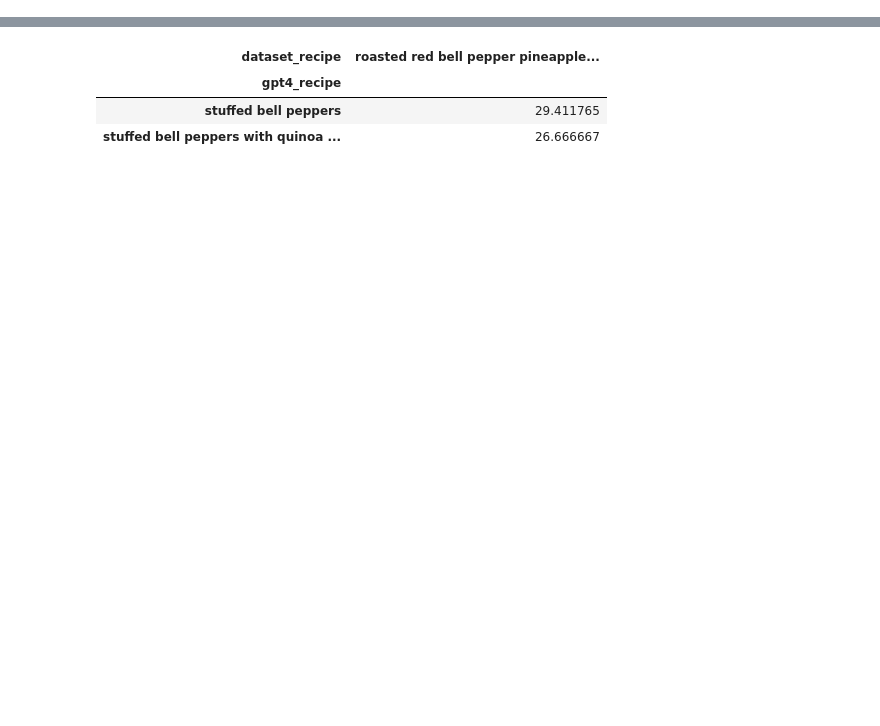
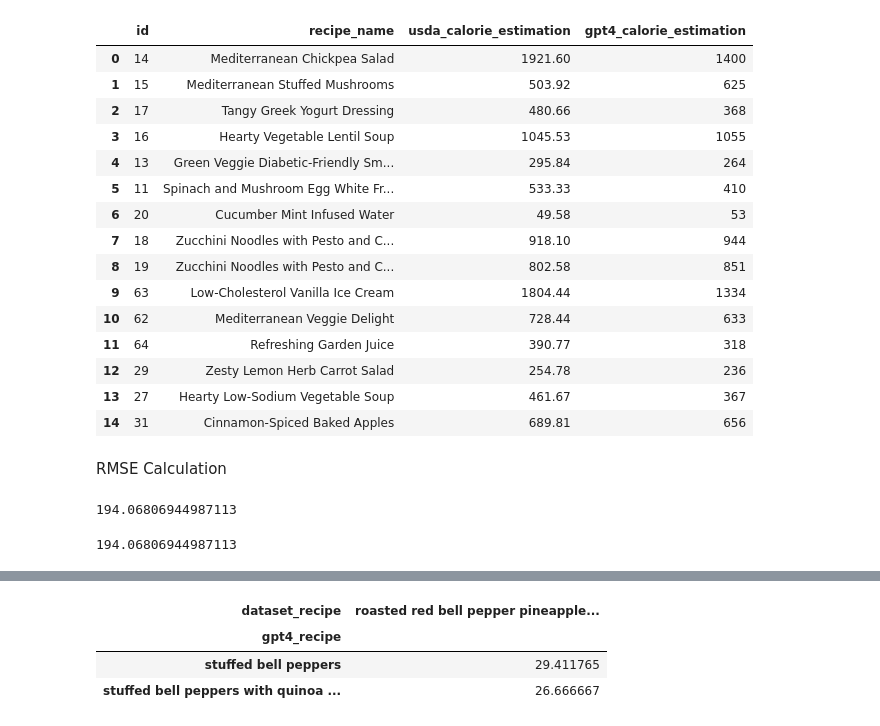
Before and after one commit to tanwardivya/ai-meal-recommendation, a Jupyter notebook: notebooks/results_graph.ipynb, the cells around one changed output, grey strips where cells are left out. Cells and saved outputs as stored; diff of their text form; code cells hidden in the pictures; blank space fills up the shorter version.

Commit message:
RMSE calculation

```diff
--- a/notebooks/results_graph.ipynb
+++ b/notebooks/results_graph.ipynb
@@ -22,3 +41,28 @@ pd.options.plotting.backend = "plotly"
 fig = px.line(df, x='recipe_name', y='usda_calorie_estimation', title='Total Calories Comparison',width=800, height=600)
 fig.add_scatter(x=df['recipe_name'], y=df['gpt4_calorie_estimation'], mode='lines', name='gpt4_calorie_estimation')
 fig.show()
+# %%
+df
+# %% [output]
+|  | id | recipe_name | usda_calorie_estimation | gpt4_calorie_estimation |
+| 0 | 14 | Mediterranean Chickpea Salad | 1921.60 | 1400 |
+| 1 | 15 | Mediterranean Stuffed Mushrooms | 503.92 | 625 |
+| 2 | 17 | Tangy Greek Yogurt Dressing | 480.66 | 368 |
+| 3 | 16 | Hearty Vegetable Lentil Soup | 1045.53 | 1055 |
+| 4 | 13 | Green Veggie Diabetic-Friendly Sm... | 295.84 | 264 |
+| 5 | 11 | Spinach and Mushroom Egg White Fr... | 533.33 | 410 |
+| 6 | 20 | Cucumber Mint Infused Water | 49.58 | 53 |
+| 7 | 18 | Zucchini Noodles with Pesto and C... | 918.10 | 944 |
+| 8 | 19 | Zucchini Noodles with Pesto and C... | 802.58 | 851 |
+| 9 | 63 | Low-Cholesterol Vanilla Ice Cream | 1804.44 | 1334 |
+| 10 | 62 | Mediterranean Veggie Delight | 728.44 | 633 |
+| 11 | 64 | Refreshing Garden Juice | 390.77 | 318 |
+| 12 | 29 | Zesty Lemon Herb Carrot Salad | 254.78 | 236 |
+| 13 | 27 | Hearty Low-Sodium Vegetable Soup | 461.67 | 367 |
+| 14 | 31 | Cinnamon-Spiced Baked Apples | 689.81 | 656 |
+# %% [markdown]
+RMSE Calculation
+# %%
+((df.usda_calorie_estimation - df.gpt4_calorie_estimation) ** 2).mean() ** .5
+# %% [output]
+194.06806944987113
@@ -25,3 +72,7 @@ fig.show()
+# %%
+sqrt(mean_squared_error(list(df['usda_calorie_estimation'].values), list(df['gpt4_calorie_estimation'].values)))
+# %% [output]
+194.06806944987113
 # %%
 with open('../data/results/recipes_similarity.json') as f:
     recipes_similarity = json.load(f)
```
Also changed, not shown: parts of 2 cells of this notebook.
